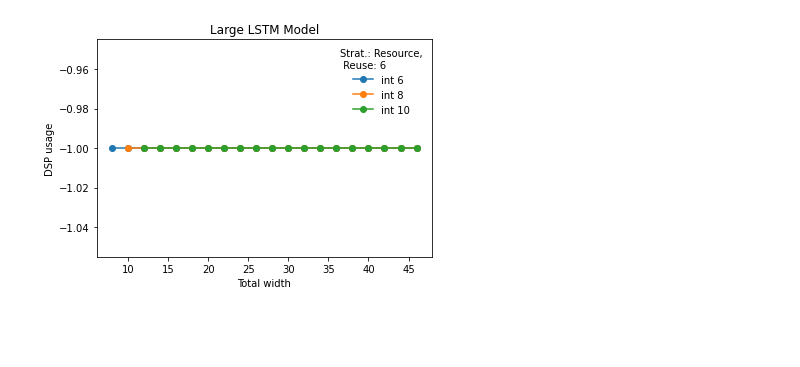
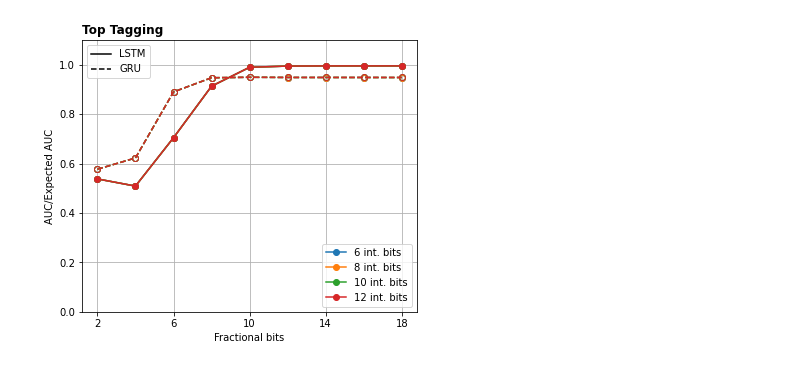
Before and after one commit to rateixei/hls-rnn-btag, a Jupyter notebook: slac_batch/notebooks/make_plots.ipynb, the cells around one changed output. Drawn from its saved outputs; the diff is of its cells as text; code cells hidden in the pictures; blank space fills up the shorter version.

Commit message:
adding new models

```diff
--- a/slac_batch/notebooks/make_plots.ipynb
+++ b/slac_batch/notebooks/make_plots.ipynb
@@ -26,4 +50,4 @@ plot_loc = f'model_plots/{MODEL}'
 if not os.path.exists(plot_loc):
     os.makedirs(plot_loc)
 # %%
-files = glob(files_loc)
+files = glob(files_loc_lstm) + glob(files_loc_gru)
@@ -77,6 +104,7 @@ for ff in files:
 
         this_dict = copy.deepcopy(base_dict)
         this_dict['name'] = ff.split('/')[-1].replace('.txt', '')
+        this_dict['file'] = ff
 
         this_dict['reuse'] = int(this_dict['name'].split('_reuse_')[-1].split('_')[0])
         this_dict['strategy'] = this_dict['name'].split('_reuse_')[-1].split('_')[1]
@@ -85,8 +113,10 @@ for ff in files:
 
         this_dict['ap_tot'] = int(modes[0])
         this_dict['ap_int'] = int(modes[1])
+        this_dict['ap_frac'] = this_dict['ap_tot'] - this_dict['ap_int']
         this_dict['ap_quant'] = modes[2]
         this_dict['ap_over'] = modes[3]
+        this_dict['model'] = 'gru' if 'GRU' in ff or 'gru' in ff else 'lstm'
 
         for line in hf:
             if 'function' in line or 'none' in line or 'dataflow' in line:
@@ -135,7 +165,8 @@ for ff in files:
                 sline = line.split()
                 this_dict['hls_auc'] = float(sline[1])
 
-        this_dict['rel_auc'] = abs( this_dict['keras_auc'] - this_dict['hls_auc'] ) / this_dict['keras_auc']
+        # this_dict['rel_auc'] = abs( this_dict['keras_auc'] - this_dict['hls_auc'] ) / this_dict['keras_auc']
+        this_dict['rel_auc'] = abs( this_dict['hls_auc'] ) / this_dict['keras_auc']
         dicts.append(this_dict)
 # %%
 tot_dict = copy.deepcopy(base_dict)
@@ -149,46 +215,73 @@ pd_dict = pd.DataFrame.from_dict(tot_dict)
 # %%
-def get_plot(st, reu, apint, var):
-    xi = pd_dict[ (pd_dict.strategy == st) & (pd_dict.reuse==reu) & (pd_dict.ap_int == apint) ].ap_tot.to_numpy()
-    yi = pd_dict[ (pd_dict.strategy == st) & (pd_dict.reuse==reu) & (pd_dict.ap_int == apint) ][var].to_numpy()
+def get_plot(st, reu, apint, var, model, max_x = 18):
+    xi = pd_dict[ (pd_dict.strategy == st) & (pd_dict.reuse==reu) & (pd_dict.ap_int == apint) & (pd_dict.model == model) ].ap_frac.to_numpy()
+    yi = pd_dict[ (pd_dict.strategy == st) & (pd_dict.reuse==reu) & (pd_dict.ap_int == apint) & (pd_dict.model == model) ][var].to_numpy()
     sort_i = xi.argsort()
-    x = xi[sort_i]
+    x = np.array(xi[sort_i], dtype=int)
     y = yi[sort_i]
+    y = y[x < max_x+1]
+    x = x[x < max_x+1]
     return [x,y]
 # %%
 strat = 'Resource'
-reuse = 5000
 
-vars = ['DSP48E', 'rel_auc', f'LAT_min', f'LAT_max', 'FF', 'LUT']
-var_labs = ['DSP usage', r'1 - $\mathrm{AUC_{HLS}/AUC_{Keras}}$', f'LAT_min', f'LAT_max', 'FF', 'LUT']
+vars = ['rel_auc']
+var_labs = [ r'AUC/Expected AUC']
 
-for reuse in [6, 50, 100, 200, 500, 1000, 2000]:
+for reuse in [1024]:
 
     for ivv,vv in enumerate(vars):
 
-        plt.Figure()
-        plt.title(model_name)
 
-        # myplot = get_plot(strat, reuse, 4, vv)
-        # plt.plot( myplot[0],myplot[1], 'o-', label='int 4' )
+        fig, ax = plt.subplots(1,1,figsize=(6,5))
 
-        myplot = get_plot(strat, reuse, 6, vv)
-        plt.plot( myplot[0],myplot[1], 'o-', label='int 6' )
+        myplot = get_plot(strat, reuse, 6, vv, model='lstm')
+        ax.plot( myplot[0],myplot[1], 'o-', color='C0', label='6 int. bits' )
 
-        myplot = get_plot(strat, reuse, 8, vv)
-        plt.plot( myplot[0],myplot[1], 'o-', label='int 8' )
+        myplot = get_plot(strat, reuse, 6, vv, model='gru')
+        ax.plot( myplot[0],myplot[1], 'o--', color='C0', fillstyle='none' )
 
-        myplot = get_plot(strat, reuse, 10, vv)
-        plt.plot( myplot[0],myplot[1], 'o-', label='int 10' )
+        myplot = get_plot(strat, reuse, 8, vv, model='lstm')
+        ax.plot( myplot[0],myplot[1], 'o-', color='C1', label='8 int. bits' )
+        ax.set_xticks(np.arange(min(myplot[0]), max(myplot[0])+1, 4.0))
 
-        plt.legend(title=f'Strat.: {strat},\n Reuse: {reuse}', frameon=False)
+        myplot = get_plot(strat, reuse, 8, vv, model='gru')
+        ax.plot( myplot[0],myplot[1], 'o--', color='C1', fillstyle='none' )
+
+        myplot = get_plot(strat, reuse, 10, vv, model='lstm')
+        ax.plot( myplot[0],myplot[1], 'o-', color='C2', label='10 int. bits' )
+
+        myplot = get_plot(strat, reuse, 10, vv, model='gru')
+        ax.plot( myplot[0],myplot[1], 'o--', color='C2', fillstyle='none' )
+
+        myplot = get_plot(strat, reuse, 12, vv, model='lstm')
+        plt.plot( myplot[0],myplot[1], 'o-', color='C3', label='12 int. bits' )
+
+        myplot = get_plot(strat, reuse, 12, vv, model='gru')
+        plt.plot( myplot[0],myplot[1], 'o--', color='C3', fillstyle='none' )
+
+
+        # plt.legend(title=f'Strat.: {strat},\n Reuse: {reuse}', frameon=False)
+        ax.legend(frameon=True, loc='lower right')
         # plt.legend(frameon=False)
-        plt.xlabel('Total width')
+        ax.set_xlabel('Fractional bits')
         if 'LAT' in vv:
-            plt.ylabel(var_labs[ivv]+f' ({lat_unit})')
+            ax.set_ylabel(var_labs[ivv]+f' ({lat_unit})')
         else:
-            plt.ylabel(var_labs[ivv])
+            ax.set_ylabel(var_labs[ivv])
 
+
+        lines = [mpl.lines.Line2D([0], [0], ls='-', color='black', ),
+                     mpl.lines.Line2D([0], [0], ls='--', color='black')]
+
+        leg = mpl.legend.Legend(ax, lines, labels=['LSTM', 'GRU'],
+            loc='upper left', frameon=True)
+        ax.add_artist(leg)
+
+        plt.ylim(0,1.1)
+        plt.title(model_name, loc='left', fontweight="bold")
+        plt.grid()
         plt.savefig(f"{plot_loc}/{vv}_{reuse}.pdf")
         plt.show()
 # %% [output]
-[figure, old version]
+[figure, new version]
```
Also changed, not shown: parts of 9 cells of this notebook, 11 other files.
